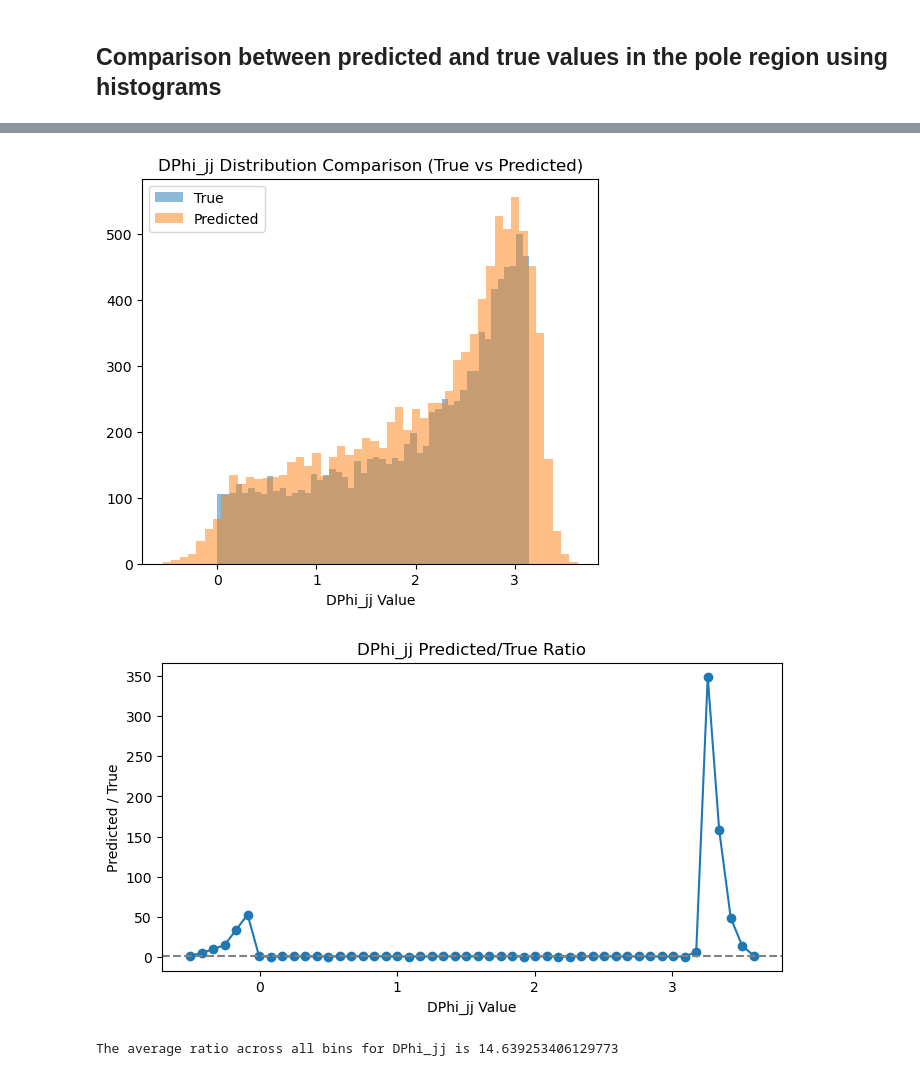
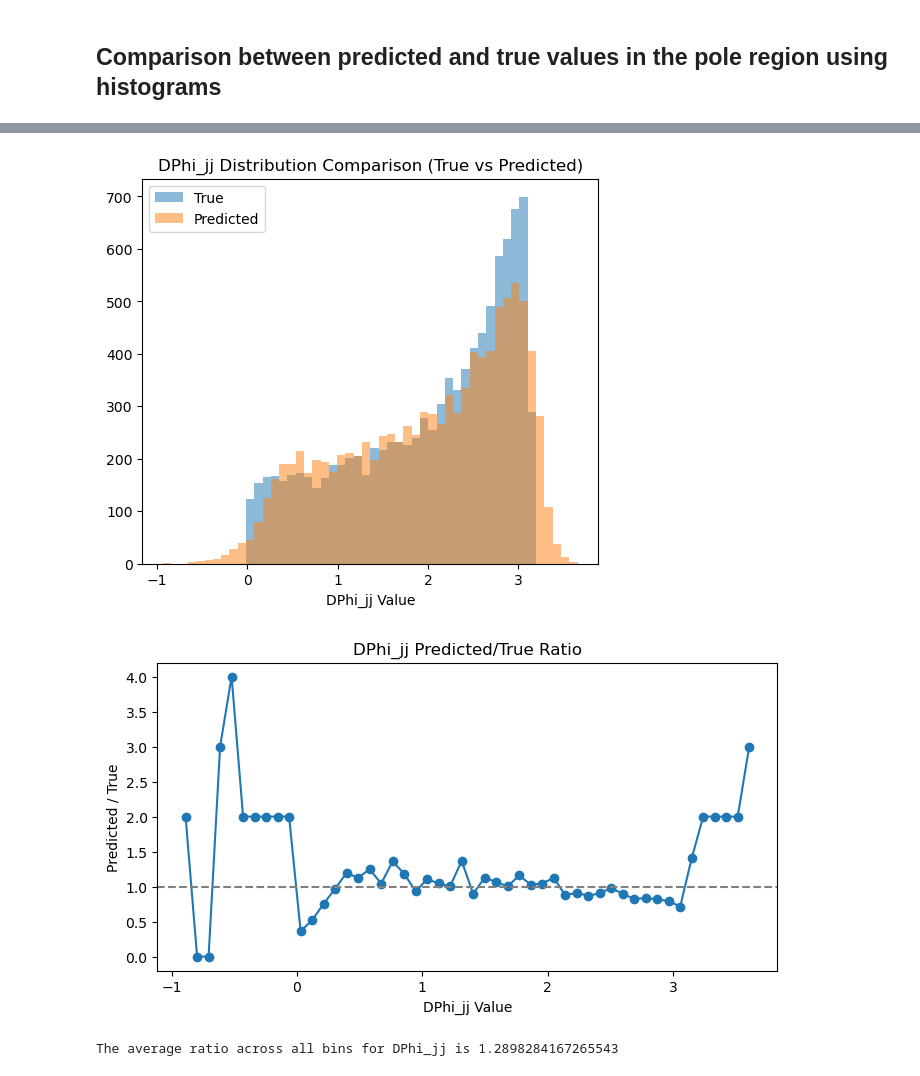
Before and after one commit to Pigwiggy/senior-honours-project, a Jupyter notebook: multifeature_flow-matching-copy.ipynb, the cells around one changed output, grey strips where cells are left out. Saved outputs shown, nothing was run; the diff lists cells and outputs as text; code cells hidden in the pictures.

```diff
--- a/multifeature_flow-matching-copy.ipynb
+++ b/multifeature_flow-matching-copy.ipynb
@@ -146,7 +173,7 @@ features_data = torch.Tensor(features_normalised).to(device)  # [N, 8] - normali
 higgsM_data = torch.Tensor(HiggsM_normalised).to(device)  # [N, 1] - normalized to [0, 1]
 
 training_steps = 100000
-batch_size = 64
+batch_size = 256  # Increased from 64
 pbar = tqdm.tqdm(range(training_steps))
 losses = []
 for i in pbar:
@@ -157,7 +184,16 @@ for i in pbar:
     # Get corresponding HiggsM conditioning values
     cond = higgsM_data[idx]  # [batch, 1]
 
+
+    """
+    x0_idx = torch.randint(features_data.size(0), (batch_size,))
+    x0 = features_data[x0_idx]
+    """
+    # x0 = torch.randn_like(x1) --- IGNORE  (original code) ---
+    # Sample x0 from tail data instead of random noise
+    # This gives a better starting point
     x0 = torch.randn_like(x1)
+
     target = x1 - x0
     t = torch.rand(x1.size(0)).to(device)
     xt = (1 - t[:, None]) * x0 + t[:, None] * x1
@@ -168,6 +204,7 @@ for i in pbar:
     loss = ((target - pred)**2).mean()
     loss.backward()
     optim.step()
+    scheduler.step()  # Update learning rate
     optim.zero_grad()
     pbar.set_postfix(loss=loss.item())
     losses.append(loss.item())
@@ -350,7 +472,6 @@ KL Divergence between true and predicted distributions in the pole region: 0.192
 # DNN_score distribution
 DNN_true_df = np.sort(true_points_pole[['DNN_score']].to_numpy())
 DNN_pred_df = np.sort(pred_points_pole[['DNN_score']].to_numpy())
-
 
 # For plotting the ratios of the histograms
 DNN_true_vals = DNN_true_df.ravel()
@@ -360,14 +481,21 @@ DNN_bin_edges = np.histogram_bin_edges(np.concatenate([DNN_true_vals, DNN_pred_v
 DNN_true_counts = np.histogram(DNN_true_vals, bins=DNN_bin_edges)[0]
 DNN_pred_counts = np.histogram(DNN_pred_vals, bins=DNN_bin_edges)[0]
 DNN_ratio = DNN_pred_counts / np.maximum(DNN_true_counts, 1)
+
+# Addressing the issue of very large ratios in some bins by capping the ratio at a reasonable value (e.g., 2)
+for i in range(len(DNN_ratio)):
+    if DNN_ratio[i] > 5:
+        DNN_ratio[i] = 2
+
+
 # Bin centers for plotting
 DNN_bin_centers = 0.5 * (DNN_bin_edges[:-1] + DNN_bin_edges[1:])
 
 
 plt.figure(1, figsize=(20, 5))
 plt.subplot(1, 3, 1)
-plt.hist(DNN_true_df, bins=DNN_num_bins, alpha=0.5, label='True')
-plt.hist(DNN_pred_df, bins=DNN_num_bins, alpha=0.5, label='Predicted')
+plt.hist(DNN_true_df, bins=DNN_bin_edges, alpha=0.5, label='True')
+plt.hist(DNN_pred_df, bins=DNN_bin_edges, alpha=0.5, label='Predicted')
 plt.xlabel('DNN Score')
 plt.title('DNN_Score Distribution Comparison (True vs Predicted)')
 plt.legend()
@@ -401,14 +529,20 @@ OO1_true_counts = np.histogram(OO1_true_vals, bins=OO1_bin_edges)[0]
 OO1_pred_counts = np.histogram(OO1_pred_vals, bins=OO1_bin_edges)[0]
 OO1_ratio = OO1_pred_counts / np.maximum(OO1_true_counts, 1)
 
+# Addressing the issue of very large ratios in some bins by capping the ratio at a reasonable value (e.g., 2)
+for i in range(len(OO1_ratio)):
+    if OO1_ratio[i] > 5:
+        OO1_ratio[i] = 2
+
+
 # Bin centers for plotting
 OO1_bin_centers = 0.5 * (OO1_bin_edges[:-1] + OO1_bin_edges[1:])
 
 
 plt.figure(1, figsize=(20, 5))
 plt.subplot(1, 3, 1)
-plt.hist(OO1_true_df, bins=OO1_num_bins, alpha=0.5, label='True')
-plt.hist(OO1_pred_df, bins=OO1_num_bins, alpha=0.5, label='Predicted')
+plt.hist(OO1_true_df, bins=OO1_bin_edges, alpha=0.5, label='True')
+plt.hist(OO1_pred_df, bins=OO1_bin_edges, alpha=0.5, label='Predicted')
 plt.xlabel('OO1 Value')
 plt.title('OO1 Distribution Comparison (True vs Predicted)')
 plt.legend()
@@ -437,35 +571,42 @@ DPhi_pred_df = np.sort(pred_points_pole[['DPhi_jj']].to_numpy())
 # For plotting the ratios of the histograms
 DPhi_true_vals = DPhi_true_df.ravel()
 DPhi_pred_vals = DPhi_pred_df.ravel()
 DPhi_num_bins = 50
 DPhi_bin_edges = np.histogram_bin_edges(np.concatenate([DPhi_true_vals, DPhi_pred_vals]), bins=DPhi_num_bins)
 DPhi_true_counts = np.histogram(DPhi_true_vals, bins=DPhi_bin_edges)[0]
 DPhi_pred_counts = np.histogram(DPhi_pred_vals, bins=DPhi_bin_edges)[0]
 DPhi_ratio = DPhi_pred_counts / np.maximum(DPhi_true_counts, 1)
+
+# Addressing the issue of very large ratios in some bins by capping the ratio at a reasonable value (e.g., 2)
+for i in range(len(DPhi_ratio)):
+    if DPhi_ratio[i] > 5:
+        DPhi_ratio[i] = 2
+
+
 # Bin centers for plotting
 DPhi_bin_centers = 0.5 * (DPhi_bin_edges[:-1] + DPhi_bin_edges[1:])
 
 
 plt.figure(1, figsize=(20, 5))
 plt.subplot(1, 3, 1)
-plt.hist(DPhi_true_df, bins=DPhi_num_bins, alpha=0.5, label='True')
-plt.hist(DPhi_pred_df, bins=DPhi_num_bins, alpha=0.5, label='Predicted')
+plt.hist(DPhi_true_df, bins=DPhi_bin_edges, alpha=0.5, label='True')
+plt.hist(DPhi_pred_df, bins=DPhi_bin_edges, alpha=0.5, label='Predicted')
 plt.xlabel('DPhi_jj Value')
 plt.title('DPhi_jj Distribution Comparison (True vs Predicted)')
 plt.legend()
 plt.savefig('graphs/DPhi_jj_comparison.png')
 
 plt.figure(figsize=(8, 4))
 plt.plot(DPhi_bin_centers, DPhi_ratio, marker='o')
 plt.axhline(1.0, color='gray', linestyle='--')
 plt.xlabel('DPhi_jj Value')
 plt.ylabel('Predicted / True')
 plt.title('DPhi_jj Predicted/True Ratio')
 plt.savefig('graphs/DPhi_jj_ratio.png')
 plt.show()
 
 print(f"The average ratio across all bins for DPhi_jj is {np.mean(DPhi_ratio)}")
 # %% [output]
-[figure, old version]
+[figure, new version]
-[figure, old version]
+[figure, new version]
-The average ratio across all bins for DPhi_jj is 14.639253406129773
+The average ratio across all bins for DPhi_jj is 1.2898284167265543
```
Also changed, not shown: parts of 9 cells of this notebook, 1 other file.
